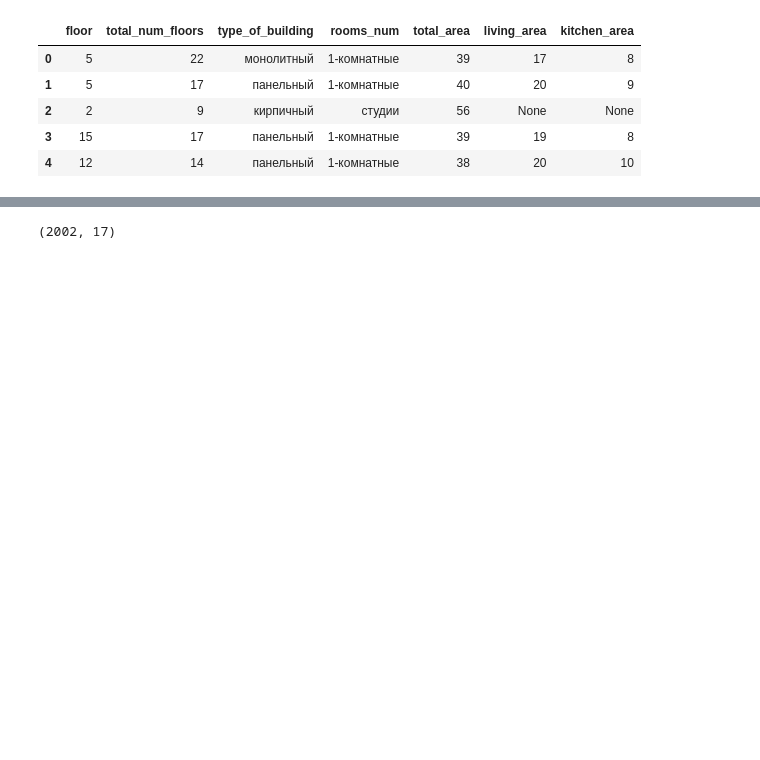
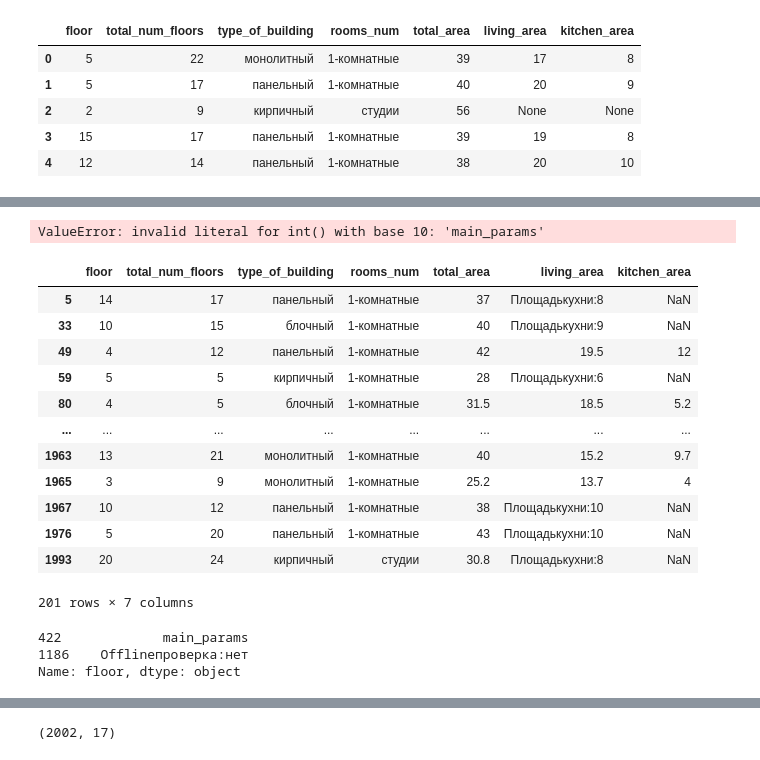
Before and after one commit to Pexincludtay/moscow_apartments, a Jupyter notebook: 1_avito_apartments.ipynb, the cells around one changed output, grey strips where cells are left out. Saved outputs shown, nothing was run; the diff lists cells and outputs as text; code cells hidden in the pictures; blank space fills up the shorter version.

Commit message:
checked correct values in fields

```diff
--- a/1_avito_apartments.ipynb
+++ b/1_avito_apartments.ipynb
@@ -195,7 +203,7 @@ for i in range(len(main_paramsdf)):
         main_paramsdf.living_area[i]=main_paramsdf.living_area[i].replace("\\xa0м²","")
     if  (main_paramsdf.kitchen_area[i] != None):
         main_paramsdf.kitchen_area[i]=main_paramsdf.kitchen_area[i].replace("\\xa0м²","")
-main_paramsdf=main_paramsdf.rename(columns={0:'floor',1:'total_num_floors',2:'type_of_building',3:'rooms_num',4:'total_area',5:'living_area',6:'kitchen_area'})
+#main_paramsdf=main_paramsdf.rename(columns={0:'floor',1:'total_num_floors',2:'type_of_building',3:'rooms_num',4:'total_area',5:'living_area',6:'kitchen_area'})
 
 main_paramsdf.head()
 # %% [output]
@@ -230,0 +262,24 @@ main_paramsdf.head()
+# %%
+main_paramsdf.astype({'floor': 'int','total_num_floors': 'int','total_area': 'float',
+                     'living_area': 'float','kitchen_area': 'float' }).dtypes
+# %% [output]
+ValueError: invalid literal for int() with base 10: 'main_params'
+# %%
+#При попытке изменить тип данных возникла ошибка, сообщающая о недопустимом для преобразования символе.
+#Посмотрим подробнее
+
+main_paramsdf[main_paramsdf.living_area.str.isdigit()==False]
+# %% [output]
+|  | floor | total_num_floors | type_of_building | rooms_num | total_area | living_area | kitchen_area |
+| 5 | 14 | 17 | панельный | 1-комнатные | 37 | Площадькухни:8 | NaN |
+| 33 | 10 | 15 | блочный | 1-комнатные | 40 | Площадькухни:9 | NaN |
+| 49 | 4 | 12 | панельный | 1-комнатные | 42 | 19.5 | 12 |
+| 59 | 5 | 5 | кирпичный | 1-комнатные | 28 | Площадькухни:6 | NaN |
+| 80 | 4 | 5 | блочный | 1-комнатные | 31.5 | 18.5 | 5.2 |
+| ... | ... | ... | ... | ... | ... | ... | ... |
+| 1963 | 13 | 21 | монолитный | 1-комнатные | 40 | 15.2 | 9.7 |
+| 1965 | 3 | 9 | монолитный | 1-комнатные | 25.2 | 13.7 | 4 |
+| 1967 | 10 | 12 | панельный | 1-комнатные | 38 | Площадькухни:10 | NaN |
+| 1976 | 5 | 20 | панельный | 1-комнатные | 43 | Площадькухни:10 | NaN |
+| 1993 | 20 | 24 | кирпичный | студии | 30.8 | Площадькухни:8 | NaN |
+201 rows × 7 columns
@@ -230,0 +292,6 @@ main_paramsdf.head()
+# %%
+main_paramsdf.floor[main_paramsdf.floor.str.isdigit()==False]
+# %% [output]
+422             main_params
+1186    Offlineпроверка:нет
+Name: floor, dtype: object
```
Also changed, not shown: parts of 17 cells of this notebook.
